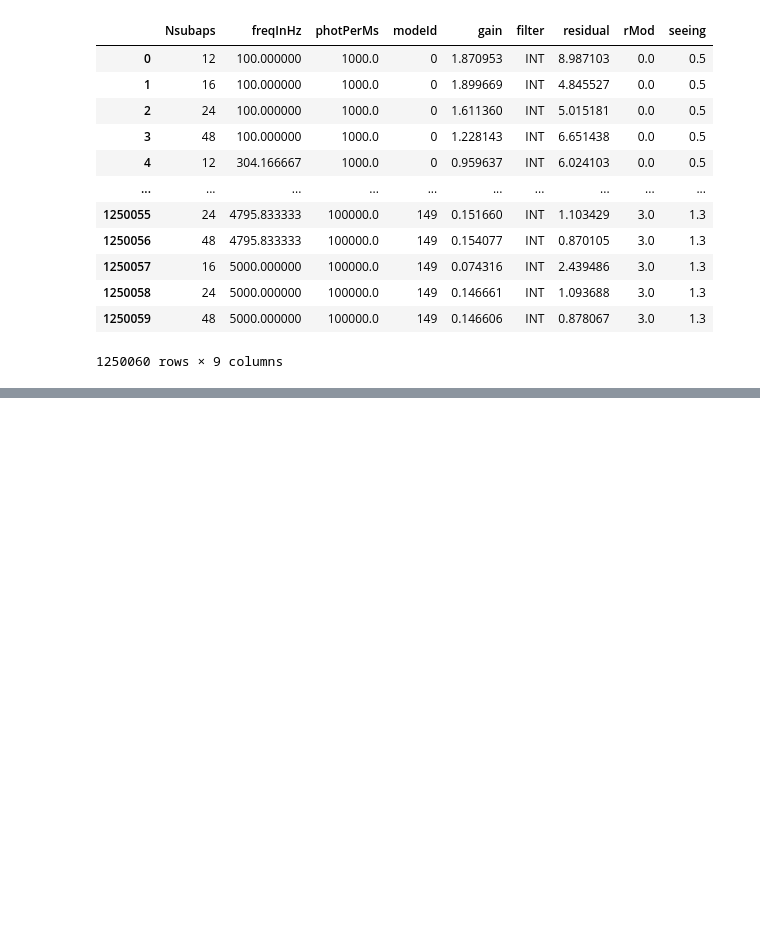
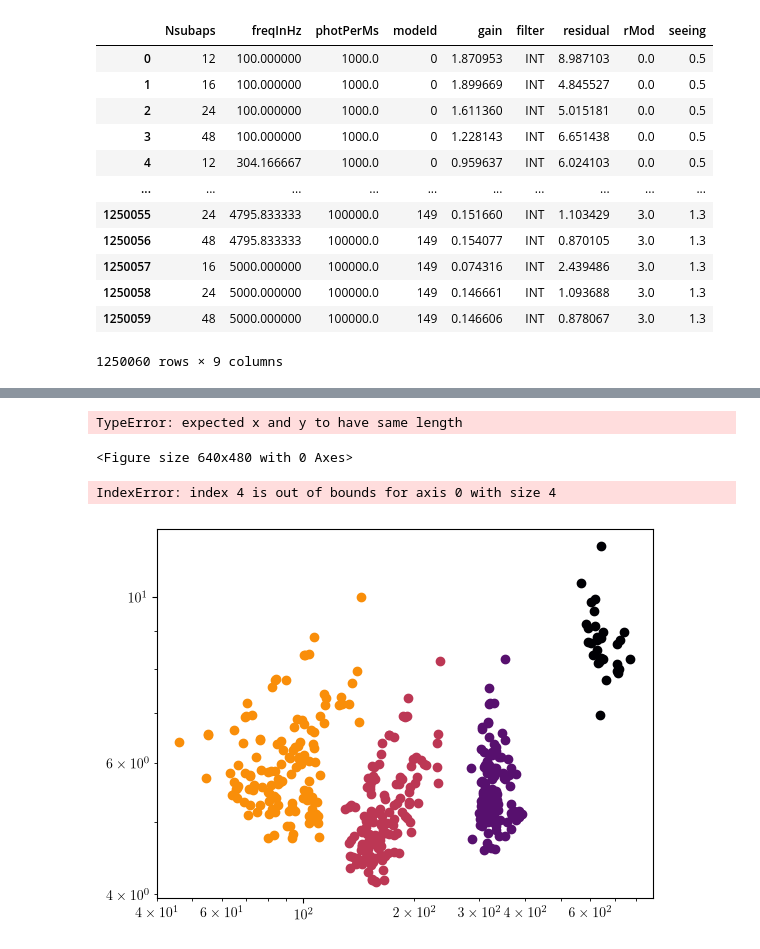
Before and after one commit to Menessao/SPECULA, a Jupyter notebook: config/RISTRETTO/plotErrorBudget.ipynb, the cells around one changed output, grey strips where cells are left out. Saved outputs shown, nothing was run; the diff lists cells and outputs as text; code cells hidden in the pictures; blank space fills up the shorter version.

```diff
--- a/config/RISTRETTO/plotErrorBudget.ipynb
+++ b/config/RISTRETTO/plotErrorBudget.ipynb
@@ -53,0 +84,60 @@ combined_df
+# %%
+rMod = 1
+n_subaps = np.array([12,16,24,48])
+
+plt.figure()
+for i,n_subap in enumerate(n_subaps):
+    y = combined_df[modeids == mode_idx][nsubaps == n_subap][rmods == rMod][ssval == seeing][photperms == 10000]['residual']
+    p = np.polyfit(np.log(freqs),np.log(y),deg=3)
+    plt.loglog(freqs,y,'o',c=f'C{i+1}',markersize=6,markerfacecolor='white',
+            markeredgewidth=2, label=f'{n_subap}x{n_subap}')
+    plt.loglog(freqs,np.exp(np.polyval(p,np.log(freqs))),'--',c=f'C{i+1}', label='')
+    fmin = np.exp((np.sqrt(4*p[1]**2-12*p[0]*p[2])-2*p[1])/(6*p[0]))
+    plt.loglog(fmin,np.exp(np.polyval(p,np.log(fmin))),'*',c=f'C{i+1}',markersize=15, label='')
+plt.legend(title=r'Subapertures')
+plt.grid(which='both',alpha=0.4)
+plt.xlabel('frequency [Hz]')
+plt.ylabel('error [arb. u.]')
+plt.ylim([0.5,30])
+plt.title(f'KL mode {mode_idx} residual\n{seeing:1.2f}" seeing')#{rMod} '+r'$\lambda/D$')
+# %% [output]
+TypeError: expected x and y to have same length
+<Figure size 640x480 with 0 Axes>
+# %%
+fluxes = np.logspace(6,8,5)/1e+3
+n_subaps = np.array([12,16,24,48])
+flux = 1e+3
+seeing = 1.1
+rMod = 1
+
+res_opt = np.ones([len(n_subaps),150])*np.nan
+freq_opt = np.ones([len(n_subaps),150])*np.nan
+
+for j,mode_idx in enumerate(range(20,150)):
+    for i,n_subap in enumerate(n_subaps):
+        y = combined_df[modeids == mode_idx][nsubaps == n_subap][rmods == rMod][ssval == seeing][photperms == flux]['residual']
+        if len(y) == len(freqs):
+            p = np.polyfit(np.log(freqs),np.log(y),deg=3)
+            fmin = np.exp((np.sqrt(4*p[1]**2-12*p[0]*p[2])-2*p[1])/(6*p[0]))
+            res_opt[i,j] = np.exp(np.polyval(p,np.log(fmin)))
+            freq_opt[i,j] = fmin
+# %%
+cmap = mpl.colormaps['inferno'] # 1. Choose your colormap (e.g., 'hot', 'jet', 'turbo')
+colors = cmap(np.linspace(0.0, 1.0, 5)) # 2. Extract a set of colors from it (e.g., 6 distinct colors across the map)
+plt.rcParams['axes.prop_cycle'] = cycler(color=colors) # 3. Apply it to the default line cycle
+
+mmin = 0
+
+plt.figure()
+for i,flux in enumerate(nsubaps):
+    for mode in range(mmin,150):
+        plt.loglog(freq_opt[i,mode],res_opt[i,mode],'o',c=f'C{i}',label=f'{flux*1e-3:1.1e} phot/ms')
+# plt.legend(title='Fluxes')
+plt.grid(which='both',alpha=0.4)
+plt.xlabel('frequency [Hz]')
+plt.ylabel('error [arb. u.]')
+plt.ylim([0.5,10])
+plt.title(f'{seeing:1.2f}" seeing, {rMod} '+r'$\lambda/D$')
+# %% [output]
+IndexError: index 4 is out of bounds for axis 0 with size 4
+[figure, added]
```
Also changed, not shown: parts of 3 cells of this notebook, 9 other files.
